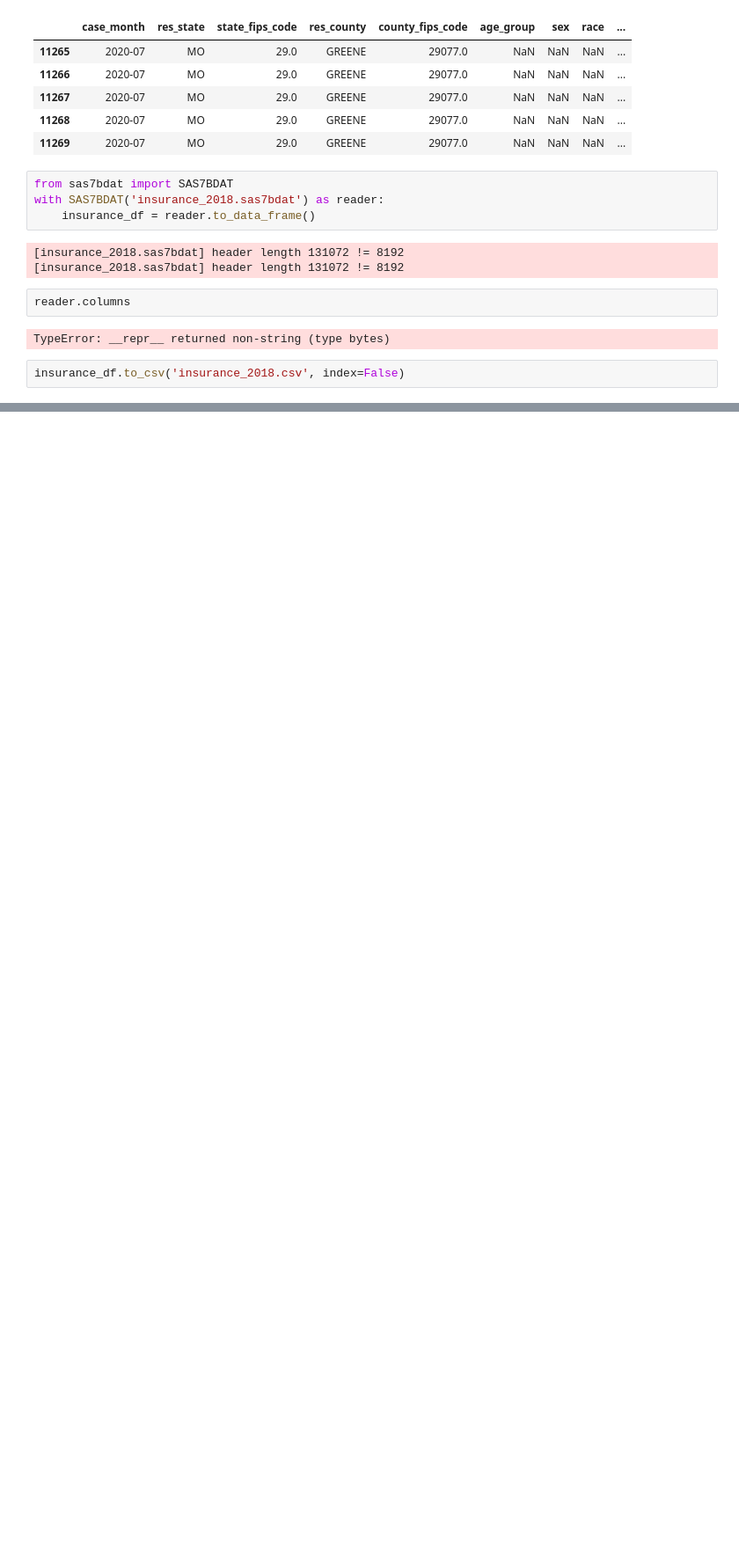
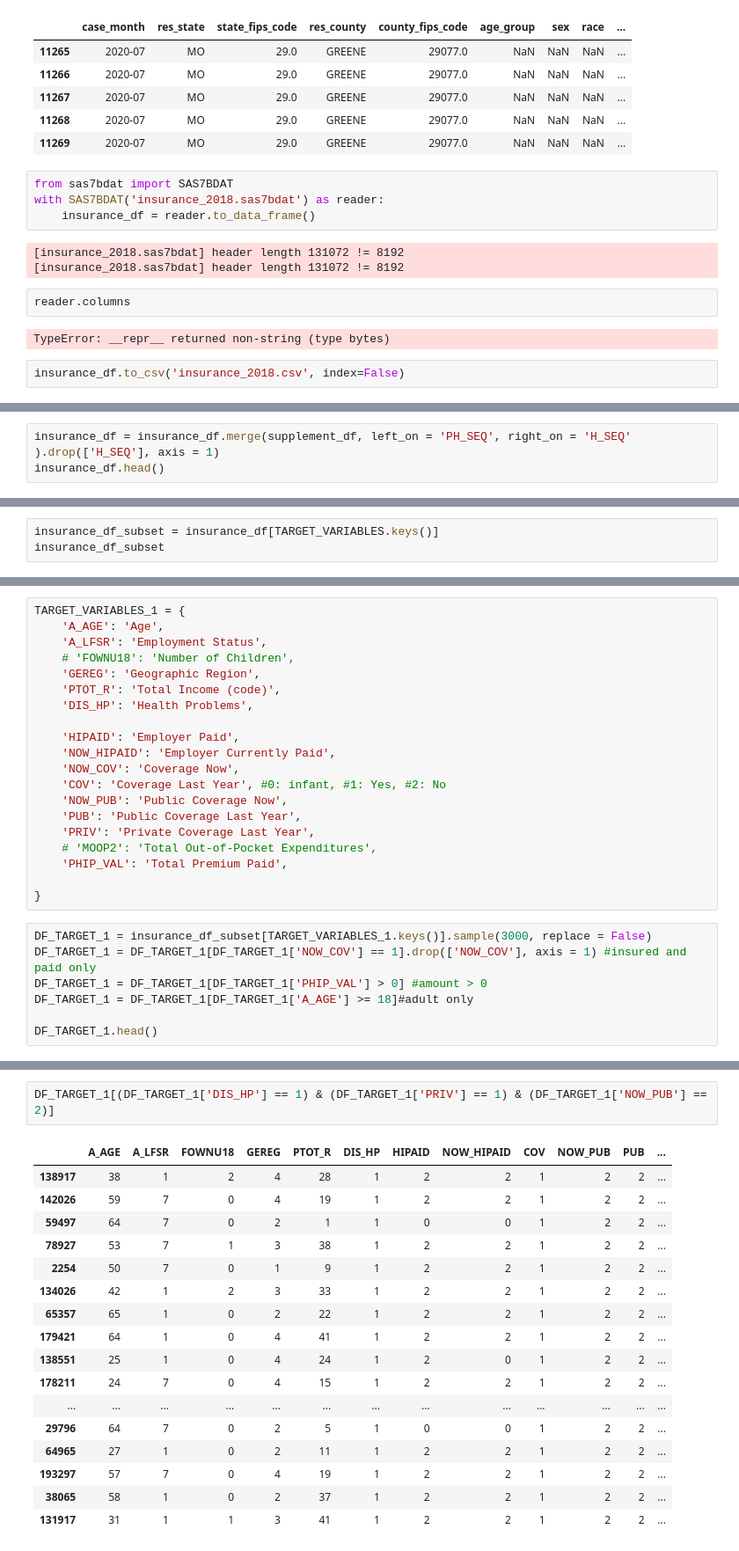
Before and after one commit to duyhho/Dynahealth-Backend, a Jupyter notebook: COVID.ipynb, the cells around one changed output, grey strips where cells are left out. Shown: that part at 88% size. Saved outputs shown, nothing was run; the diff lists cells and outputs as text; blank space fills up the shorter version.

```diff
--- a/COVID.ipynb
+++ b/COVID.ipynb
@@ -72,0 +68,3 @@ insurance_df[insurance_df['AHITYP1'] != 0][['HIOWN','HIPAID','HITYP', 'AHITYP1',
+# %%
+insurance_df = insurance_df.merge(supplement_df, left_on = 'PH_SEQ', right_on = 'H_SEQ' ).drop(['H_SEQ'], axis = 1)
+insurance_df.head()
@@ -102 +120,4 @@ insurance_df[insurance_df['AHITYP1'] != 0][['HIOWN','HIPAID','HITYP', 'AHITYP1',
 }
+# %%
+insurance_df_subset = insurance_df[TARGET_VARIABLES.keys()]
+insurance_df_subset
@@ -102,0 +142,27 @@ insurance_df[insurance_df['AHITYP1'] != 0][['HIOWN','HIPAID','HITYP', 'AHITYP1',
+# %%
+TARGET_VARIABLES_1 = {
+    'A_AGE': 'Age',
+    'A_LFSR': 'Employment Status',
+    # 'FOWNU18': 'Number of Children',
+    'GEREG': 'Geographic Region',
+    'PTOT_R': 'Total Income (code)',
+    'DIS_HP': 'Health Problems',
+
+    'HIPAID': 'Employer Paid',
+    'NOW_HIPAID': 'Employer Currently Paid',
+    'NOW_COV': 'Coverage Now',
+    'COV': 'Coverage Last Year', #0: infant, #1: Yes, #2: No
+    'NOW_PUB': 'Public Coverage Now',
+    'PUB': 'Public Coverage Last Year',
+    'PRIV': 'Private Coverage Last Year',
+    # 'MOOP2': 'Total Out-of-Pocket Expenditures',
+    'PHIP_VAL': 'Total Premium Paid',
+
+}
+# %%
+DF_TARGET_1 = insurance_df_subset[TARGET_VARIABLES_1.keys()].sample(3000, replace = False)
+DF_TARGET_1 = DF_TARGET_1[DF_TARGET_1['NOW_COV'] == 1].drop(['NOW_COV'], axis = 1) #insured and paid only
+DF_TARGET_1 = DF_TARGET_1[DF_TARGET_1['PHIP_VAL'] > 0] #amount > 0
+DF_TARGET_1 = DF_TARGET_1[DF_TARGET_1['A_AGE'] >= 18]#adult only
+
+DF_TARGET_1.head()
@@ -102,0 +176,20 @@ insurance_df[insurance_df['AHITYP1'] != 0][['HIOWN','HIPAID','HITYP', 'AHITYP1',
+# %%
+DF_TARGET_1[(DF_TARGET_1['DIS_HP'] == 1) & (DF_TARGET_1['PRIV'] == 1) & (DF_TARGET_1['NOW_PUB'] == 2)]
+# %% [output]
+|  | A_AGE | A_LFSR | FOWNU18 | GEREG | PTOT_R | DIS_HP | HIPAID | NOW_HIPAID | COV | NOW_PUB | PUB | ... |
+| 138917 | 38 | 1 | 2 | 4 | 28 | 1 | 2 | 2 | 1 | 2 | 2 | ... |
+| 142026 | 59 | 7 | 0 | 4 | 19 | 1 | 2 | 2 | 1 | 2 | 2 | ... |
+| 59497 | 64 | 7 | 0 | 2 | 1 | 1 | 0 | 0 | 1 | 2 | 2 | ... |
+| 78927 | 53 | 7 | 1 | 3 | 38 | 1 | 2 | 2 | 1 | 2 | 2 | ... |
+| 2254 | 50 | 7 | 0 | 1 | 9 | 1 | 2 | 2 | 1 | 2 | 2 | ... |
+| 134026 | 42 | 1 | 2 | 3 | 33 | 1 | 2 | 2 | 1 | 2 | 2 | ... |
+| 65357 | 65 | 1 | 0 | 2 | 22 | 1 | 2 | 2 | 1 | 2 | 2 | ... |
+| 179421 | 64 | 1 | 0 | 4 | 41 | 1 | 2 | 2 | 1 | 2 | 2 | ... |
+| 138551 | 25 | 1 | 0 | 4 | 24 | 1 | 2 | 0 | 1 | 2 | 2 | ... |
+| 178211 | 24 | 7 | 0 | 4 | 15 | 1 | 2 | 2 | 1 | 2 | 2 | ... |
+| ... | ... | ... | ... | ... | ... | ... | ... | ... | ... | ... | ... | ... |
+| 29796 | 64 | 7 | 0 | 2 | 5 | 1 | 0 | 0 | 1 | 2 | 2 | ... |
+| 64965 | 27 | 1 | 0 | 2 | 11 | 1 | 2 | 2 | 1 | 2 | 2 | ... |
+| 193297 | 57 | 7 | 0 | 4 | 19 | 1 | 2 | 2 | 1 | 2 | 2 | ... |
+| 38065 | 58 | 1 | 0 | 2 | 37 | 1 | 2 | 2 | 1 | 2 | 2 | ... |
+| 131917 | 31 | 1 | 1 | 3 | 41 | 1 | 2 | 2 | 1 | 2 | 2 | ... |
```
Also changed, not shown: parts of 39 cells of this notebook, 5 other files.
